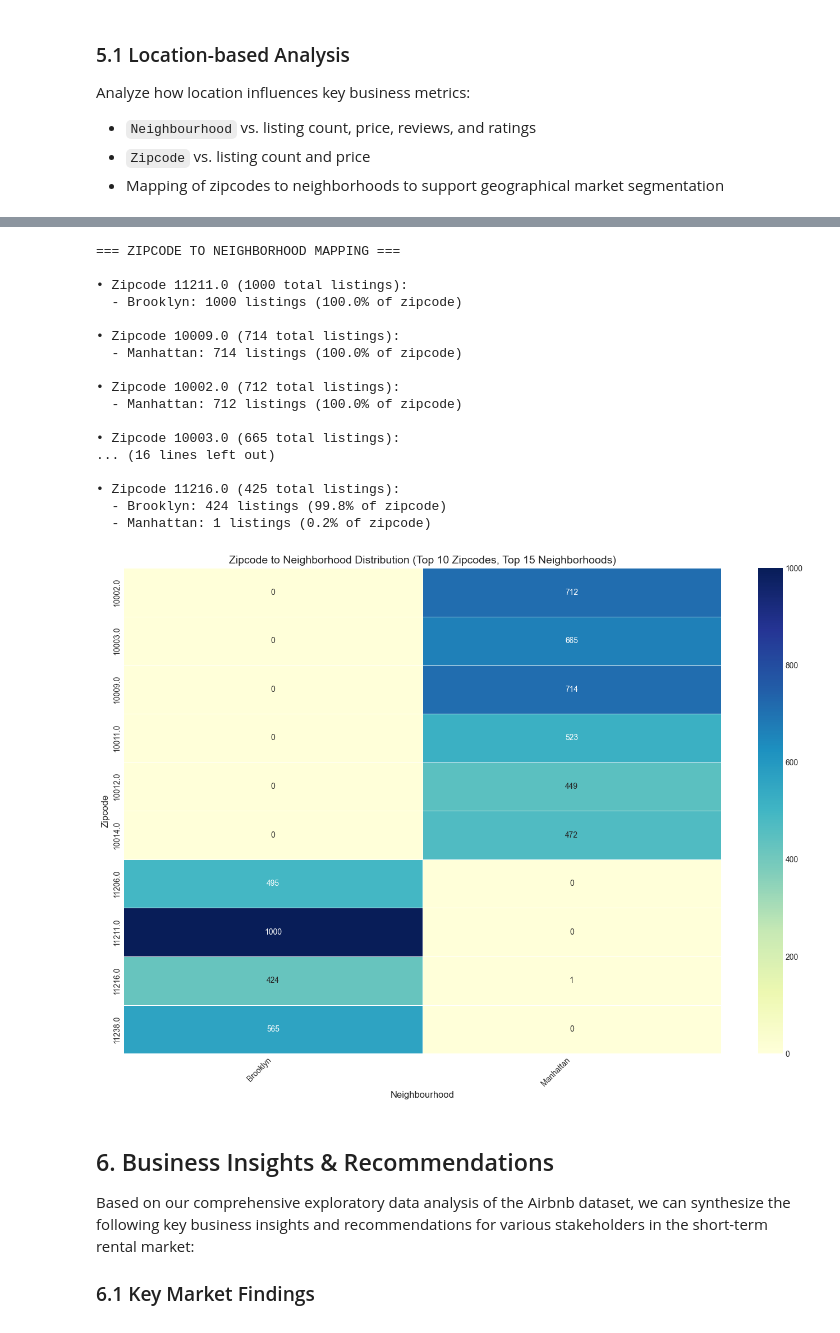
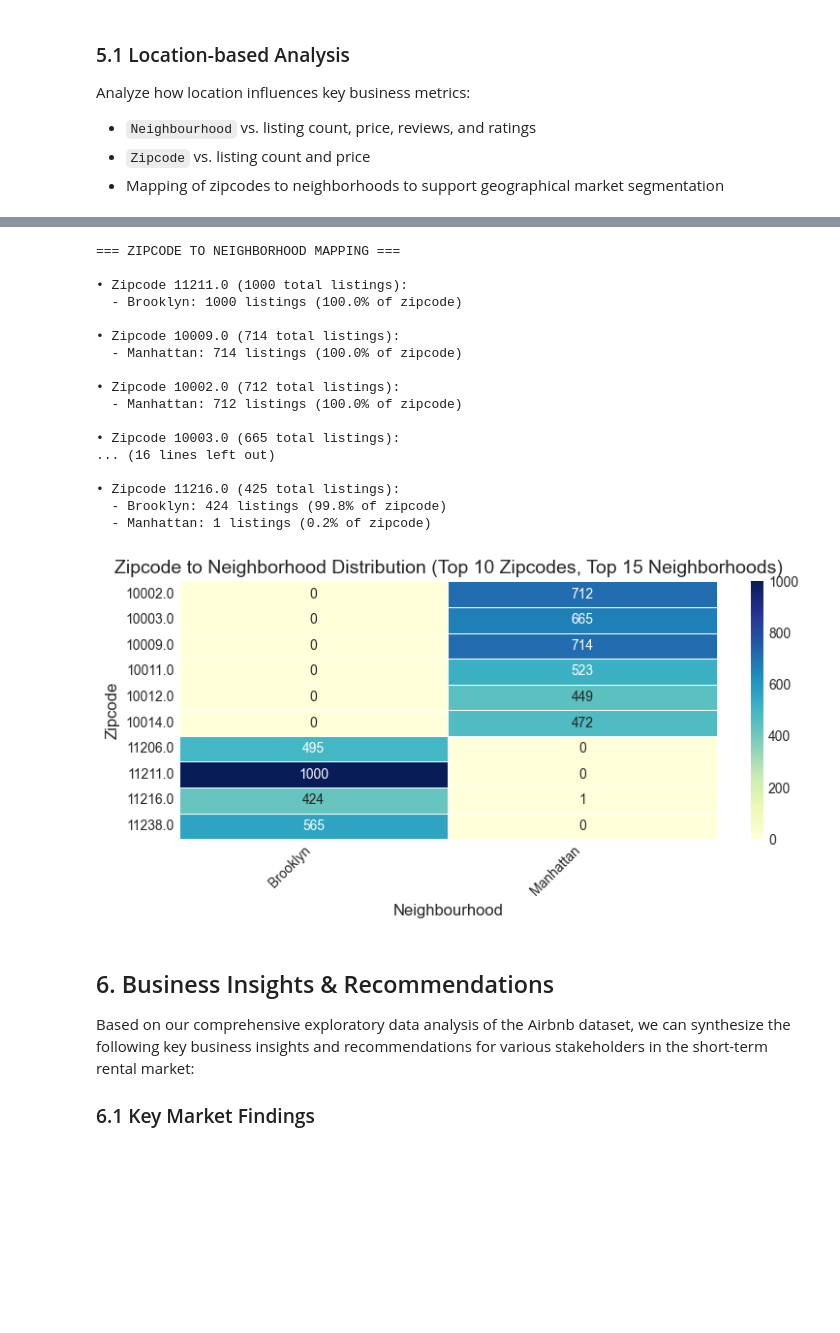
Before and after one commit to yitzuliu/data-analysis-pipeline, a Jupyter notebook: EDA_Process & Reslut/Airbnb_EDA.ipynb, the cells around one changed output, grey strips where cells are left out. Cells and saved outputs as stored; diff of their text form; code cells hidden in the pictures; blank space fills up the shorter version.

```diff
--- a/Airbnb_EDA.ipynb
+++ b/EDA_Process & Reslut/Airbnb_EDA.ipynb
@@ -294,26 +292,26 @@ if df is not None:
 
     # Create a markdown-formatted string for business insights
     business_insights = """
-    ### NUMERICAL VARIABLES BUSINESS INSIGHTS
+    \n## NUMERICAL VARIABLES BUSINESS INSIGHTS
 
-    #### Price Insights
-    • Average listing price: **${:.2f}**
-    • Median listing price: **${:.2f}**
-    • Price range: **${:.2f}**
-    • **Business Impact**: The significant difference between mean and median prices (${:.2f}) suggests price skewing due to luxury listings. Pricing strategies should be segment-specific.
+    \n### Price Insights
+    • Average listing price: ${:.2f}
+    • Median listing price: ${:.2f}
+    • Price range: ${:.2f}
+    • **Business Impact**: The significant difference between mean and median prices (${:.2f}) suggests price skewing due to luxury listings.
 
-    #### Reviews Insights
-    • Average number of reviews per listing: **{:.2f}**
-    • Median number of reviews per listing: **{:.2f}**
-    • **Business Impact**: Properties with review counts above {:.0f} are outperforming half the market in guest engagement.
+    \n### Reviews Insights
+    • Average number of reviews per listing: {:.2f}
+    • Median number of reviews per listing: {:.2f}
+    • **Business Impact**: Properties with more than {:.0f} reviews exceed the market median for guest engagement, as measured by review count.
 
-    #### Ratings Insights
-    • Average rating: **{:.2f}/100**
-    • **Business Impact**: This high average rating indicates competitive standards - new listings should focus on service quality to compete effectively.
+    \n### Ratings Insights
+    • Average rating: {:.2f}/100
+    • **Business Impact**: Ratings show little variation, with most listings rated highly. Other factors like price, location, and amenities are likely more influential for guests.
 
-    #### Beds Insights
-    • Average number of beds: **{:.2f}**
-    • Most common bed configuration: **{}**
+    \n### Beds Insights
+    • Average number of beds: {:.2f}
+    • Most common bed configuration: {}
     • **Business Impact**: Properties with {} beds represent the most common inventory type, suggesting market saturation in this segment.
     """.format(
         avg_price, median_price, price_range, avg_price - median_price,
@@ -704,7 +707,7 @@ if df is not None:
     # 2. Neighbourhood vs. Average Price (Top 15 by count)
     ax2 = plt.subplot(3, 2, 2)
     top_neighborhoods = df['Neighbourhood'].value_counts().nlargest(15).index
-    neighborhood_avg_price = df[df['Neighbourhood'].isin(top_neighborhoods)].groupby('Neighbourhood')['Price'].mean().sort_values(ascending=True)
+    neighborhood_avg_price = df[df['Neighbourhood'].isin(top_neighborhoods)].groupby('Neighbourhood')['Price'].mean().sort_values(ascending=False)
     bars = neighborhood_avg_price.plot(kind='barh', color=colors[1], ax=ax2)
     ax2.set_title('Average Price by Top 15 Neighbourhoods', fontdict={'fontsize': 10, 'weight': 'bold'})
     ax2.set_xlabel('Average Price ($)', fontdict={'fontsize': 9})
@@ -721,7 +724,7 @@ if df is not None:
 
     # 3. Neighbourhood vs. Average Rating (Top 15 by count)
     ax3 = plt.subplot(3, 2, 3)
-    neighborhood_avg_rating = df[df['Neighbourhood'].isin(top_neighborhoods)].groupby('Neighbourhood')['Review Scores Rating'].mean().sort_values(ascending=True)
+    neighborhood_avg_rating = df[df['Neighbourhood'].isin(top_neighborhoods)].groupby('Neighbourhood')['Review Scores Rating'].mean().sort_values(ascending=False)
     bars = neighborhood_avg_rating.plot(kind='barh', color=colors[2], ax=ax3)
     ax3.set_title('Average Rating by Top 15 Neighbourhoods', fontdict={'fontsize': 10, 'weight': 'bold'})
     ax3.set_xlabel('Average Review Score Rating (out of 100)', fontdict={'fontsize': 9})
@@ -818,7 +821,7 @@ else:
 if df is not None:
     # Calculate and format business insights related to location
     location_insights = """
-    ## LOCATION-BASED BUSINESS INSIGHTS
+    \n## LOCATION-BASED BUSINESS INSIGHTS
 
     """
 
@@ -849,7 +852,7 @@ if df is not None:
 
     # Top 5 highest priced neighborhoods
     top_price_neighborhoods = popular_neighborhoods.sort_values('Avg_Price', ascending=False).head(5)
-    location_insights += "### Top 5 Premium Neighborhoods (highest average price):\n\n"
+    location_insights += "\n### Top 5 Premium Neighborhoods (highest average price):\n\n"
     for idx, row in top_price_neighborhoods.iterrows():
         location_insights += f"- **{idx}**: ${row['Avg_Price']:.0f}/night ({row['Price_Premium']:+.1f}% vs. market), Rating: {row['Avg_Rating']:.1f}/100, {row['Market_Share']}% market share\n\n"
 
@@ -891,7 +894,7 @@ if df is not None:
     location_insights += "\n### Price Volatility by Neighborhood (highest standard deviation):\n\n"
     for idx, row in top_price_volatility.iterrows():
         cv = (row['Price_Std'] / row['Avg_Price'] * 100).round(1)  # coefficient of variation
-        location_insights += f"- **{idx}**: Std Dev ${row['Price_Std']:.0f} (±{cv}% variation), Avg ${row['Avg_Price']:.0f}/night, {row['Listing_Count']} listings\n\n"
+        location_insights += f"- **{idx}**: Std Dev ${row['Price_Std']:.0f} ({cv}% variation), Avg ${row['Avg_Price']:.0f}/night, {row['Listing_Count']} listings\n\n"
 
     # Display the formatted insights
     display(Markdown(location_insights))
@@ -984,7 +987,7 @@ if df is not None:
             print(f"  - {row['Neighbourhood']}: {row['Count']} listings ({percentage:.1f}% of zipcode)")
 
     # Create a more visual representation using a heatmap for top zipcodes and neighborhoods
-    plt.figure(figsize=(14, 10))
+    plt.figure(figsize=(8, 4))
 
     # Get top 10 zipcodes and top 15 neighborhoods
     top_zipcodes = df['Zipcode'].value_counts().nlargest(10).index
@@ -1001,34 +1004,34 @@ if df is not None:
         aggfunc='sum',
         fill_value=0
     )
 
     # Plot heatmap
     sns.heatmap(pivot_data, cmap="YlGnBu", annot=True, fmt='g', linewidths=.5)
     plt.title('Zipcode to Neighborhood Distribution (Top 10 Zipcodes, Top 15 Neighborhoods)')
     plt.xticks(rotation=45, ha='right')
     plt.tight_layout()
     plt.show()
 else:
     print('No data loaded for zipcode-neighborhood mapping.')
 # %% [output]
 === ZIPCODE TO NEIGHBORHOOD MAPPING ===
 
 • Zipcode 11211.0 (1000 total listings):
   - Brooklyn: 1000 listings (100.0% of zipcode)
 
 • Zipcode 10009.0 (714 total listings):
   - Manhattan: 714 listings (100.0% of zipcode)
 
 • Zipcode 10002.0 (712 total listings):
   - Manhattan: 712 listings (100.0% of zipcode)
 
 • Zipcode 10003.0 (665 total listings):
 ... (16 lines left out)
 
 • Zipcode 11216.0 (425 total listings):
   - Brooklyn: 424 listings (99.8% of zipcode)
   - Manhattan: 1 listings (0.2% of zipcode)
-[figure, old version]
+[figure, new version]
 # %% [markdown]
 ## 6. Business Insights & Recommendations
 
```
Also changed, not shown: parts of 5 cells of this notebook, 2 other files.
